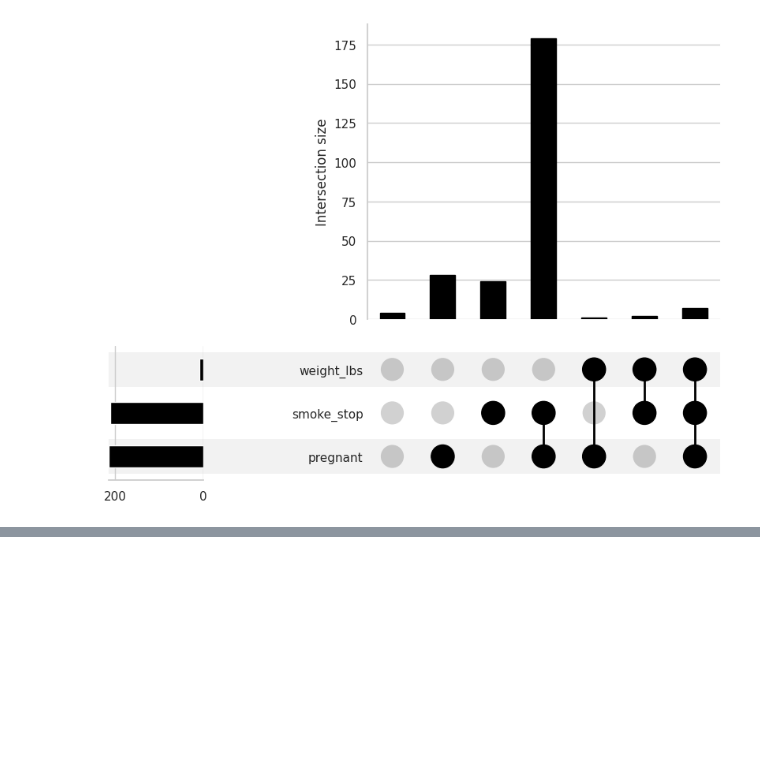
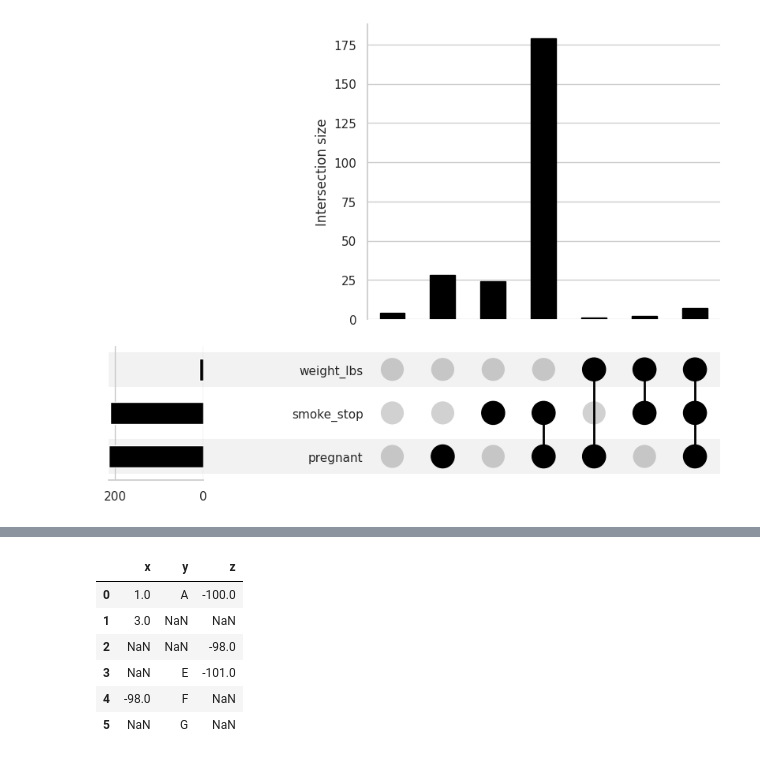
Before and after one commit to Monkey8596/Missing_data_handling-, a Jupyter notebook: notebooks/00Live_exploration.ipynb, the cells around one changed output, grey strips where cells are left out. Cells and saved outputs as stored; diff of their text form; code cells hidden in the pictures; blank space fills up the shorter version.

```diff
--- a/notebooks/00Live_exploration.ipynb
+++ b/notebooks/00Live_exploration.ipynb
@@ -382,0 +459,14 @@ missingno.matrix(df=riskfactors_df)
+# %%
+pd.read_csv(
+    '../data/raw/missing_data_enconding_example.csv',
+    na_filter=True,
+    na_values=[-99,-1]
+)
+# %% [output]
+|  | x | y | z |
+| 0 | 1.0 | A | -100.0 |
+| 1 | 3.0 | NaN | NaN |
+| 2 | NaN | NaN | -98.0 |
+| 3 | NaN | E | -101.0 |
+| 4 | -98.0 | F | NaN |
+| 5 | NaN | G | NaN |
```
Also changed, not shown: parts of 11 cells of this notebook, 1 other file.
